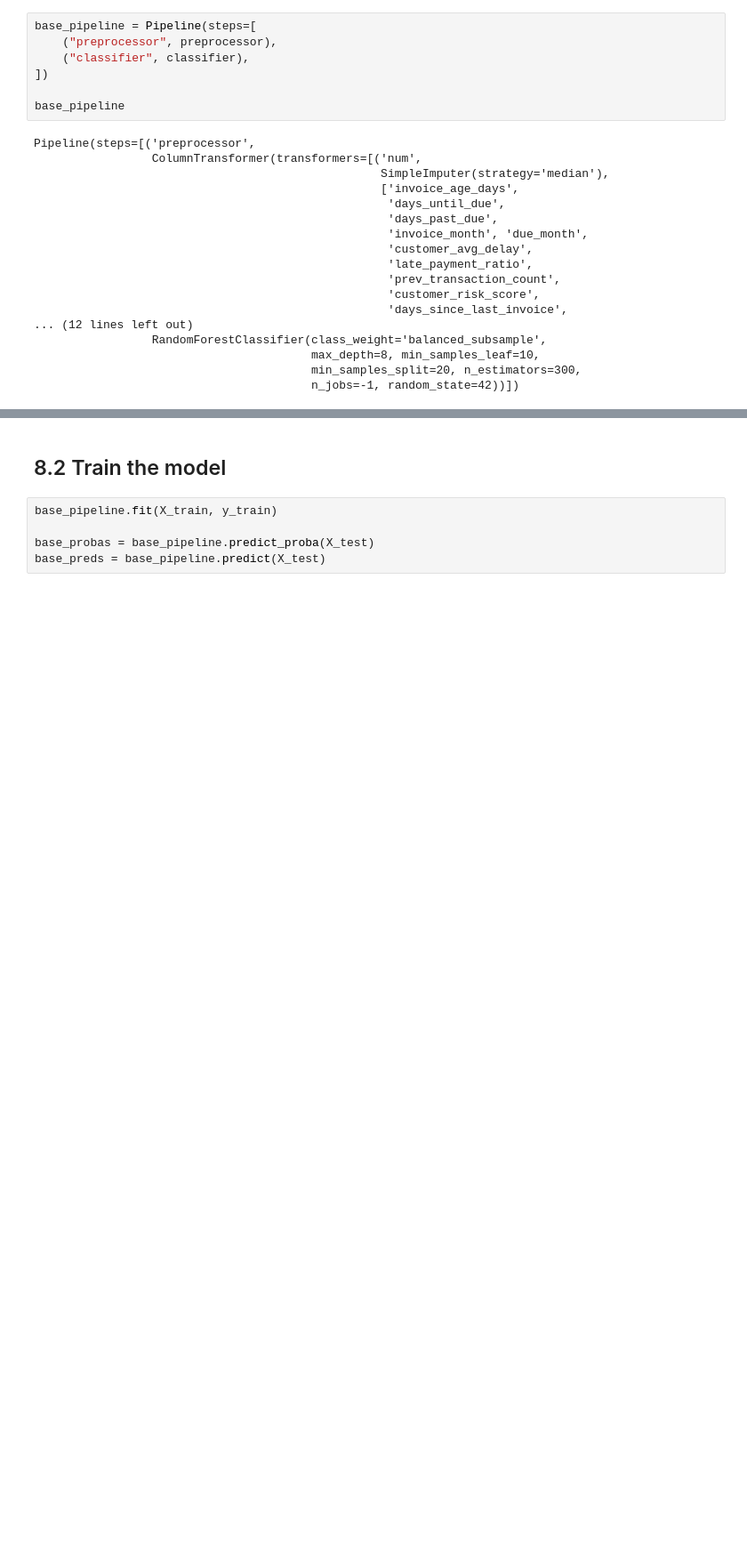
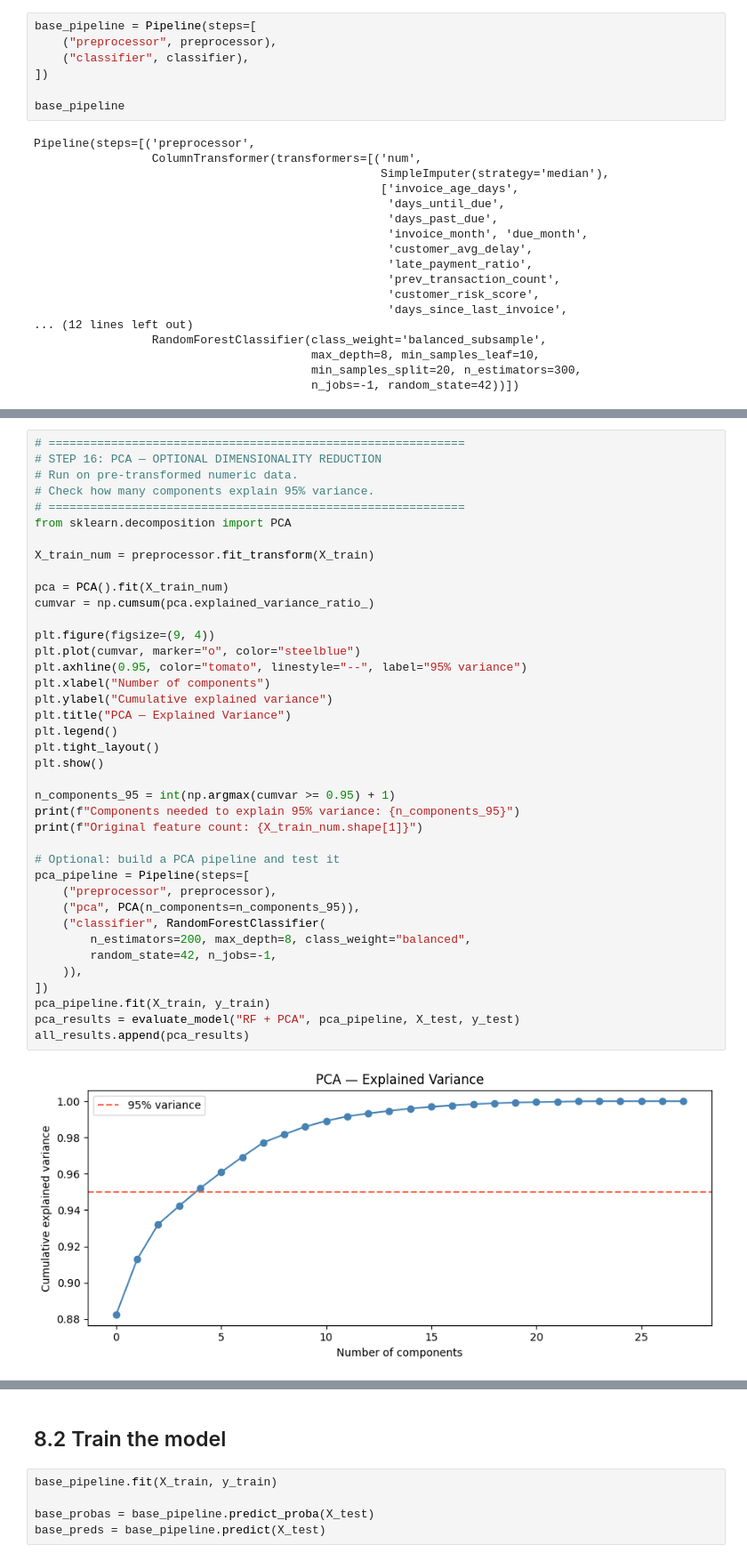
Before and after one commit to EwaltsJ/cf_copilot, a Jupyter notebook: notebooks/baseline_model_sai.ipynb, the cells around one changed output, grey strips where cells are left out. Shown at 89% size. Cells and saved outputs as stored; diff of their text form; blank space fills up the shorter version.

```diff
--- a/notebooks/baseline_model_sai.ipynb
+++ b/notebooks/baseline_model_sai.ipynb
@@ -601,0 +1514,41 @@ Pipeline(steps=[('preprocessor',
+# %%
+# ============================================================
+# STEP 16: PCA — OPTIONAL DIMENSIONALITY REDUCTION
+# Run on pre-transformed numeric data.
+# Check how many components explain 95% variance.
+# ============================================================
+from sklearn.decomposition import PCA
+
+X_train_num = preprocessor.fit_transform(X_train)
+
+pca = PCA().fit(X_train_num)
+cumvar = np.cumsum(pca.explained_variance_ratio_)
+
+plt.figure(figsize=(9, 4))
+plt.plot(cumvar, marker="o", color="steelblue")
+plt.axhline(0.95, color="tomato", linestyle="--", label="95% variance")
+plt.xlabel("Number of components")
+plt.ylabel("Cumulative explained variance")
+plt.title("PCA — Explained Variance")
+plt.legend()
+plt.tight_layout()
+plt.show()
+
+n_components_95 = int(np.argmax(cumvar >= 0.95) + 1)
+print(f"Components needed to explain 95% variance: {n_components_95}")
+print(f"Original feature count: {X_train_num.shape[1]}")
+
+# Optional: build a PCA pipeline and test it
+pca_pipeline = Pipeline(steps=[
+    ("preprocessor", preprocessor),
+    ("pca", PCA(n_components=n_components_95)),
+    ("classifier", RandomForestClassifier(
+        n_estimators=200, max_depth=8, class_weight="balanced",
+        random_state=42, n_jobs=-1,
+    )),
+])
+pca_pipeline.fit(X_train, y_train)
+pca_results = evaluate_model("RF + PCA", pca_pipeline, X_test, y_test)
+all_results.append(pca_results)
+# %% [output]
+[figure, added]
```
Also changed, not shown: parts of 31 cells of this notebook.
